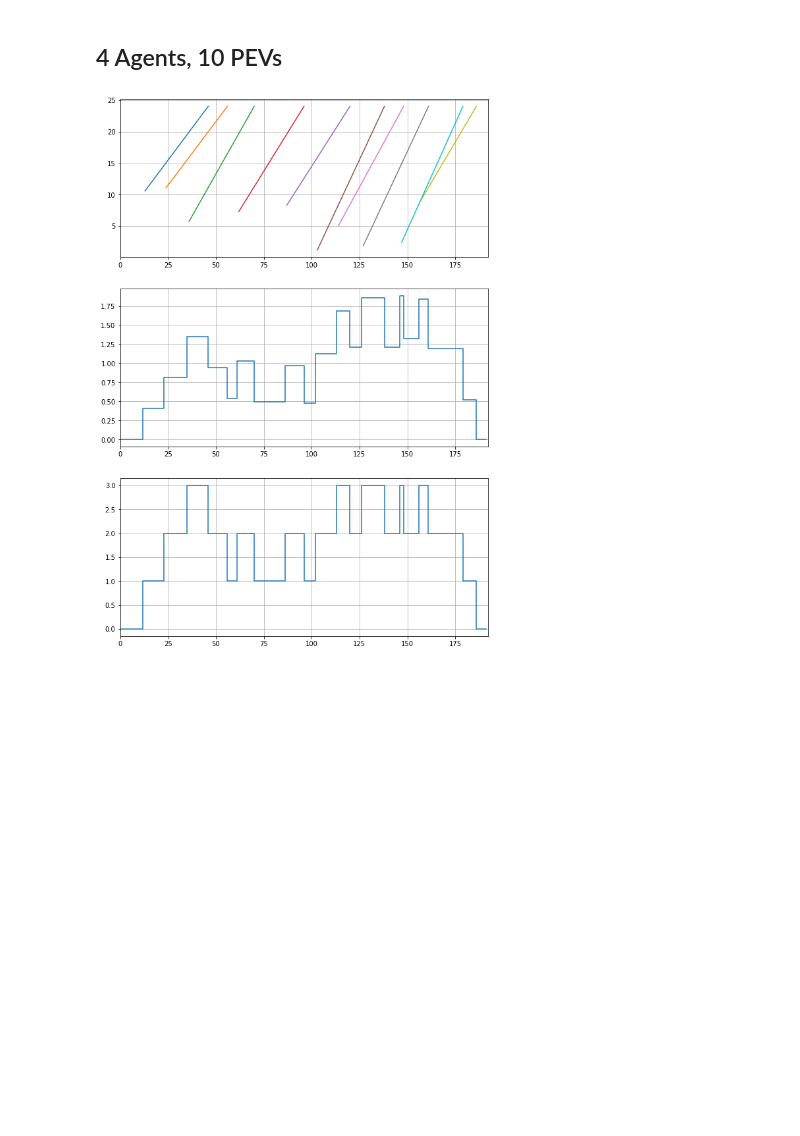
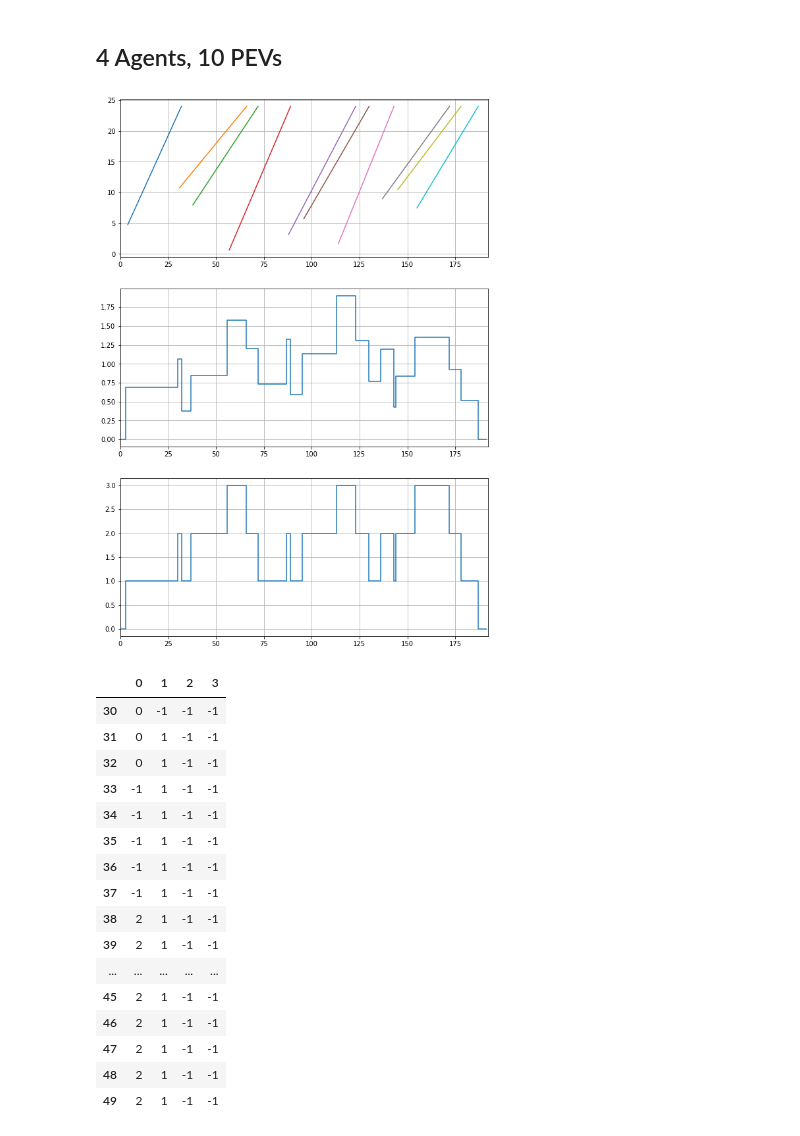
Before and after one commit to ArciAndres/pev_battery_charge, a Jupyter notebook: notebooks/PEVEnvironmentDescription.ipynb, the cells around one changed output. Saved outputs shown, nothing was run; the diff lists cells and outputs as text; code cells hidden in the pictures; blank space fills up the shorter version.

```diff
--- a/notebooks/PEVEnvironmentDescription.ipynb
+++ b/notebooks/PEVEnvironmentDescription.ipynb
@@ -128,7 +152,7 @@ cs_schedule.iloc[30:50]
 # %% [markdown]
 ## 4 Agents, 10 PEVs
 # %%
-config.n_stations = 4
+config.num_agents = 4
 config.n_pevs = 10
 env = PEVBatteryCharge(args=config)
 #env.__dict__
@@ -143,4 +167,25 @@ for _ in range(10):
     env.compute_pev_plugin()
     env.plot_simulation(plots=[1,2,3])
 # %% [output]
-[figure, old version]
+[figure, new version]
+# %%
+cs_schedule = pd.DataFrame(env.cs_schedule)
+cs_schedule.iloc[30:50]
+# %% [output]
+|  | 0 | 1 | 2 | 3 |
+| 30 | 0 | -1 | -1 | -1 |
+| 31 | 0 | 1 | -1 | -1 |
+| 32 | 0 | 1 | -1 | -1 |
+| 33 | -1 | 1 | -1 | -1 |
+| 34 | -1 | 1 | -1 | -1 |
+| 35 | -1 | 1 | -1 | -1 |
+| 36 | -1 | 1 | -1 | -1 |
+| 37 | -1 | 1 | -1 | -1 |
+| 38 | 2 | 1 | -1 | -1 |
+| 39 | 2 | 1 | -1 | -1 |
+| ... | ... | ... | ... | ... |
+| 45 | 2 | 1 | -1 | -1 |
+| 46 | 2 | 1 | -1 | -1 |
+| 47 | 2 | 1 | -1 | -1 |
+| 48 | 2 | 1 | -1 | -1 |
+| 49 | 2 | 1 | -1 | -1 |
```
Also changed, not shown: parts of 7 cells of this notebook, 3 other files.
